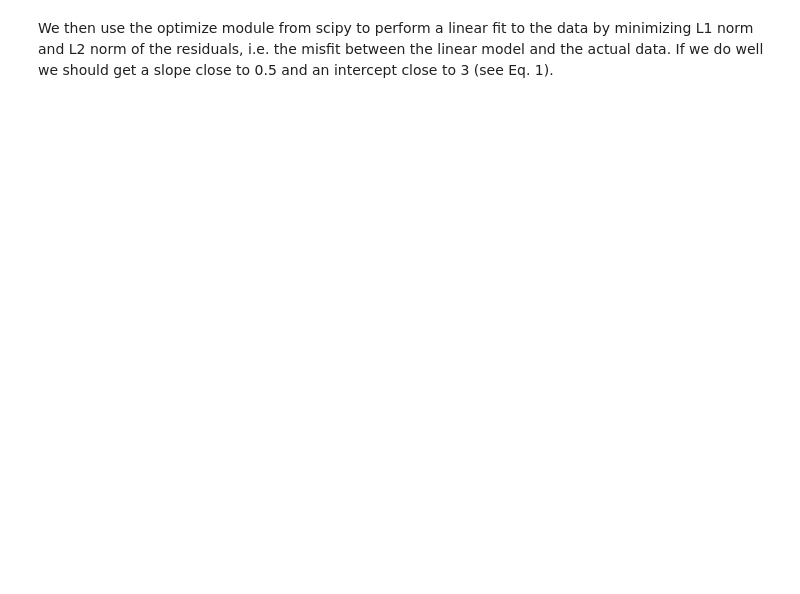
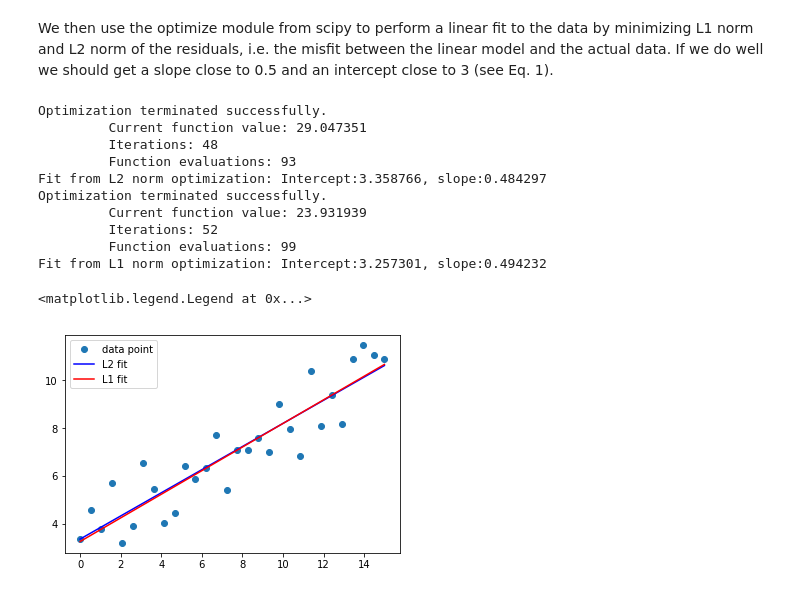
Before and after one commit to randomprogram/ML-examples, a Jupyter notebook: CompressedSensing_Example.ipynb, the cells around one changed output. Cells and saved outputs as stored; diff of their text form; code cells hidden in the pictures; blank space fills up the shorter version.

```diff
--- a/CompressedSensing_Example.ipynb
+++ b/CompressedSensing_Example.ipynb
@@ -56,0 +52,36 @@ linModel = lambda coeff, x: coeff[0] + coeff[1] * x
+# %%
+# form a linear model by defining an function, coeff[0] is the intercept and coeff[1] is the slope
+linModel = lambda coeff, x: coeff[0] + coeff[1] * x
+
+#we then construct the usual L2 norm (in fact, the square of it) of the residual (difference between model predicted values and the actual value y)
+l2_fit = lambda coeff, x, y: np.sum(np.power(y-linModel(coeff,x),2))
+
+#use fmin from scipy.optimize to perform the optimization
+xopt_l2 = spopt.fmin(func=l2_fit, x0=[1,1], args=(x, y))
+l2_predicted = linModel(xopt_l2, x)
+print("Fit from L2 norm optimization: Intercept:%f, slope:%f" % (xopt_l2[0], xopt_l2[1]) )
+
+#we then construct L1 norm of the residual (difference between model predicted values and the actual value y)
+l1_fit = lambda coeff, x, y: np.sum(np.abs(y-linModel(coeff,x)))
+#use fmin from scipy.optimize to perform the optimization
+xopt_l1 = spopt.fmin(func=l1_fit, x0=[1,1], args=(x, y))
+l1_predicted = linModel(xopt_l1, x)
+print("Fit from L1 norm optimization: Intercept:%f, slope:%f" % (xopt_l1[0], xopt_l1[1]) )
+
+#visualize
+
+plt.plot(x, y, 'o', x, l2_predicted, '-b', x, l1_predicted, '-r')
+plt.legend(['data point','L2 fit', 'L1 fit'])
+# %% [output]
+Optimization terminated successfully.
+         Current function value: 29.047351
+         Iterations: 48
+         Function evaluations: 93
+Fit from L2 norm optimization: Intercept:3.358766, slope:0.484297
+Optimization terminated successfully.
+         Current function value: 23.931939
+         Iterations: 52
+         Function evaluations: 99
+Fit from L1 norm optimization: Intercept:3.257301, slope:0.494232
+<matplotlib.legend.Legend at 0x...>
+[figure, added]
```
Also changed, not shown: parts of 10 cells of this notebook.
